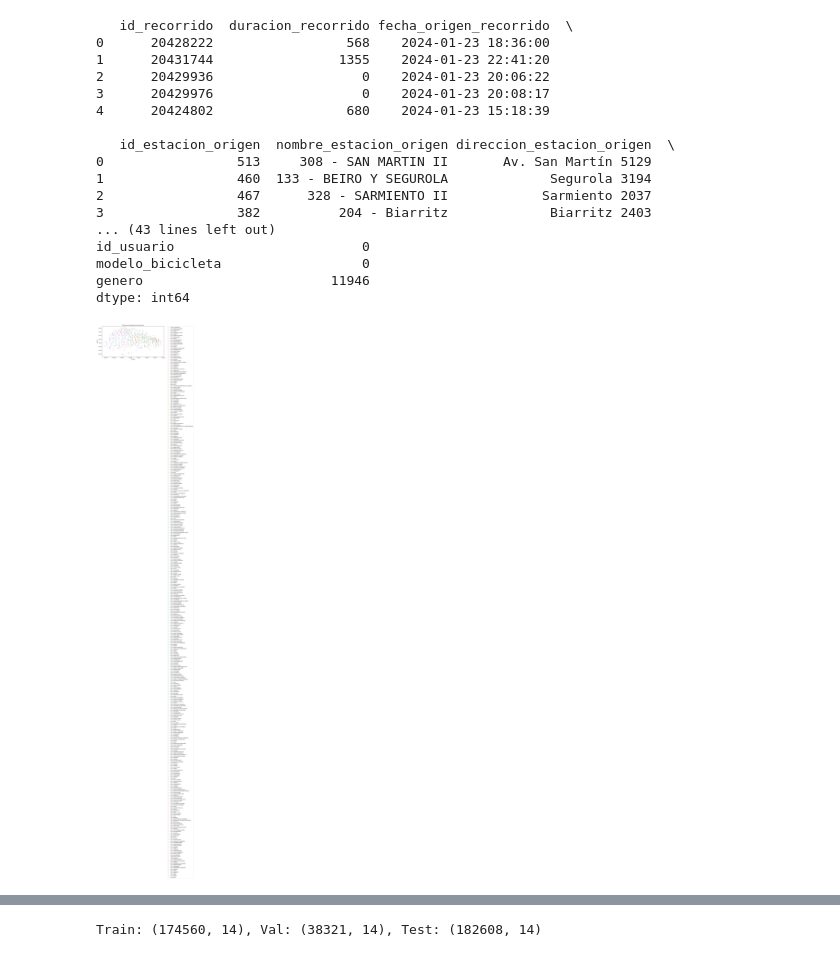
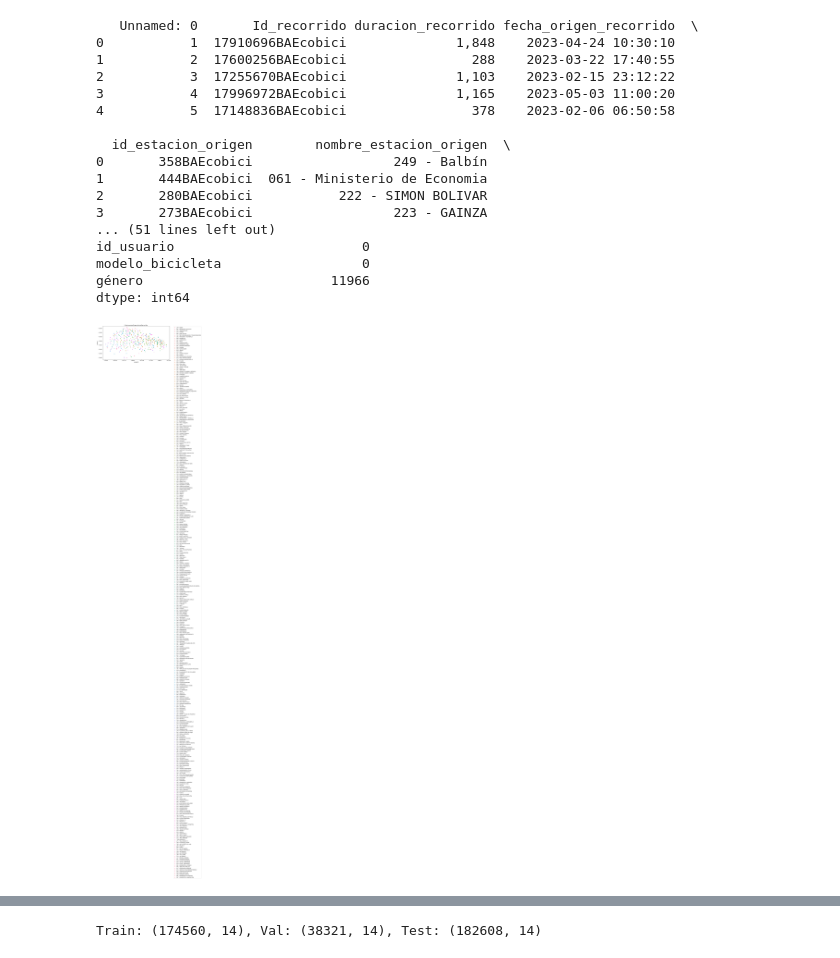
Before and after one commit to mattemusacchio/ML_Bicis, a Jupyter notebook: bicis.ipynb, the cells around one changed output, grey strips where cells are left out. Drawn from its saved outputs; the diff is of its cells as text; code cells hidden in the pictures.

```diff
--- a/bicis.ipynb
+++ b/bicis.ipynb
@@ -7,48 +7,48 @@ import matplotlib.pyplot as plt
 import seaborn as sns
 from sklearn.model_selection import train_test_split
 from sklearn.linear_model import LinearRegression
 from sklearn.metrics import mean_squared_error, r2_score
 # Cargar el dataset
-df = pd.read_csv('badata_ecobici_recorridos_realizados_2024.csv')
+df = pd.read_csv('data/raw/trips_2023.csv')
 # Mostrar las primeras filas del dataset
 print(df.head())
 # Verificar si hay valores nulos
 print(df.isnull().sum())
 # Eliminar filas con valores nulos
 df = df.dropna()
 # Convertir la columna de fecha a tipo datetime
 df['fecha_origen_recorrido'] = pd.to_datetime(df['fecha_origen_recorrido'])
 df['fecha_destino_recorrido'] = pd.to_datetime(df['fecha_destino_recorrido'])
 # Calcular la duración del recorrido en minutos
 df['duracion_recorrido'] = (df['fecha_destino_recorrido'] - df['fecha_origen_recorrido']).dt.total_seconds() / 60
 
 # graficar las estaciones de origen y destino
 plt.figure(figsize=(12, 6))
 sns.scatterplot(data=df, x='long_estacion_origen', y='lat_estacion_origen', hue='nombre_estacion_origen', alpha=0.6)
 plt.title('Estaciones de Origen de los Recorridos')
 plt.xlabel('Longitud')
 plt.ylabel('Latitud')
 plt.legend(bbox_to_anchor=(1.05, 1), loc='upper left')
 plt.show()
 # %% [output]
-   id_recorrido  duracion_recorrido fecha_origen_recorrido  \
-0      20428222                 568    2024-01-23 18:36:00
-1      20431744                1355    2024-01-23 22:41:20
-2      20429936                   0    2024-01-23 20:06:22
-3      20429976                   0    2024-01-23 20:08:17
-4      20424802                 680    2024-01-23 15:18:39
+   Unnamed: 0       Id_recorrido duracion_recorrido fecha_origen_recorrido  \
+0           1  17910696BAEcobici              1,848    2023-04-24 10:30:10
+1           2  17600256BAEcobici                288    2023-03-22 17:40:55
+2           3  17255670BAEcobici              1,103    2023-02-15 23:12:22
+3           4  17996972BAEcobici              1,165    2023-05-03 11:00:20
+4           5  17148836BAEcobici                378    2023-02-06 06:50:58
 
-   id_estacion_origen  nombre_estacion_origen direccion_estacion_origen  \
-0                 513     308 - SAN MARTIN II       Av. San Martín 5129
-1                 460  133 - BEIRO Y SEGUROLA             Segurola 3194
-2                 467      328 - SARMIENTO II            Sarmiento 2037
-3                 382          204 - Biarritz             Biarritz 2403
-... (43 lines left out)
+  id_estacion_origen        nombre_estacion_origen  \
+0       358BAEcobici                  249 - Balbín
+1       444BAEcobici  061 - Ministerio de Economia
+2       280BAEcobici           222 - SIMON BOLIVAR
+3       273BAEcobici                  223 - GAINZA
+... (51 lines left out)
 id_usuario                        0
 modelo_bicicleta                  0
-genero                        11946
+género                        11966
 dtype: int64
-[figure, old version]
+[figure, new version]
 # %%
 # graficar en el mapa las estaciones, pero que el tamaño de los puntos sea proporcional a la cantidad de recorridos que se inician en cada estación
 plt.figure(figsize=(12, 6))
```
Also changed, not shown: parts of 7 cells of this notebook, 7 other files.
